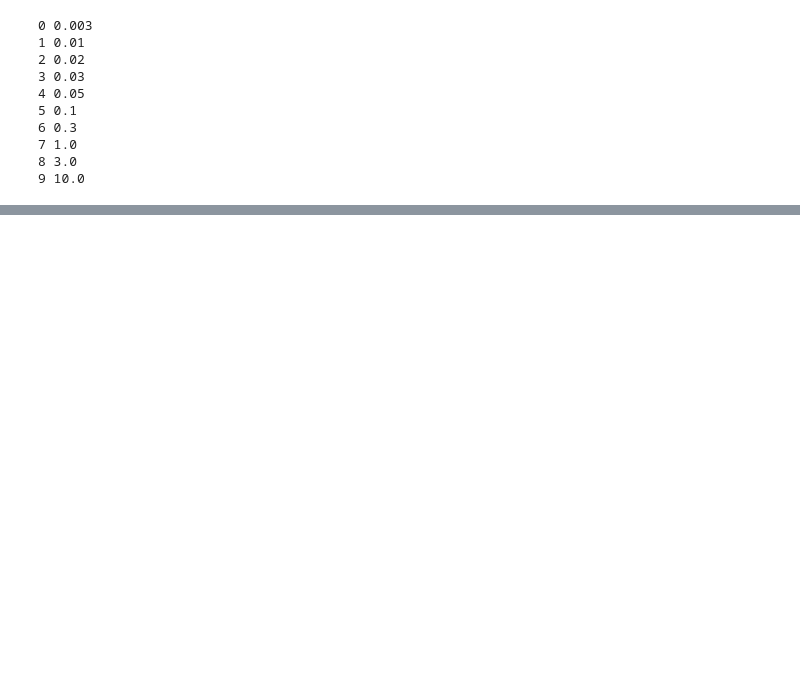
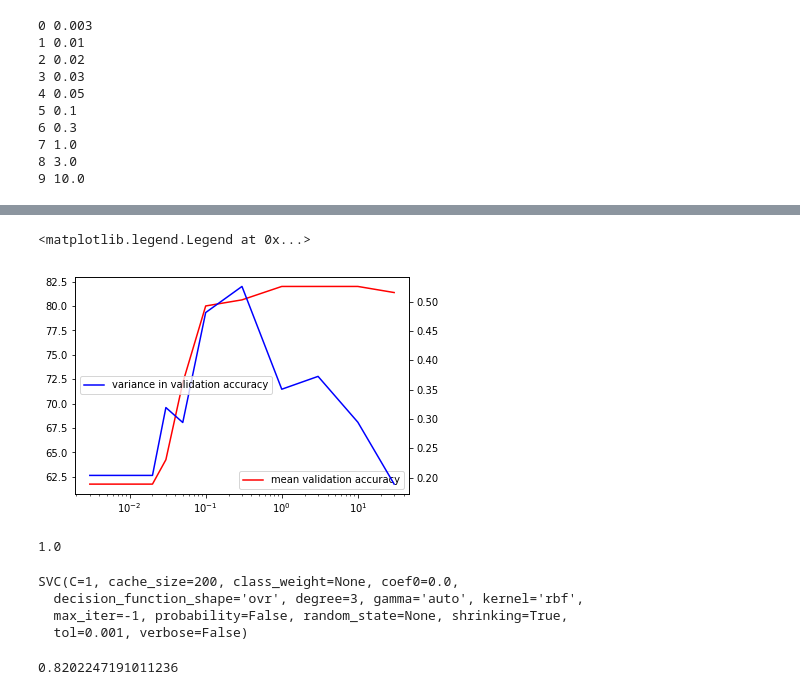
Before and after one commit to AshleySetter/Kaggle_Competitions, a Jupyter notebook: Titanic_project/Titanic_machine_learning_clean.ipynb, the cells around one changed output, grey strips where cells are left out. Cells and saved outputs as stored; diff of their text form; code cells hidden in the pictures; blank space fills up the shorter version.

```diff
--- a/Titanic_project/Titanic_machine_learning_clean.ipynb
+++ b/Titanic_project/Titanic_machine_learning_clean.ipynb
@@ -444,0 +548,17 @@ When we submit this result to Kaggle we get a reported accuracy of **76.555%** w
+# %%
+C = 1 # start with penalty parameter equal to 1 as we don't know what value this should take yet, larger C -> lower bias, higher variance, smaller C -> higher bias, lower varaince. Since we don't have that much data a lower bias algorithm is probably best to avoid overfitting
+
+kernel = 'rbf' # we'll use the radial basis function (Gaussian) kernal to see how ths performs
+
+gamma = 'auto' # a second hyperparameter to tune for the Guassian kernal - the width of the Gaussian function used
+# %%
+svm_model = svm.SVC(C=C, kernel=kernel, gamma=gamma)
+
+N_splits = 10
+kfold = model_selection.KFold(n_splits=N_splits)
+
+scoring = 'accuracy'
+score = model_selection.cross_val_score(svm_model, X_train, y_train, cv=kfold, n_jobs=1, scoring=scoring)
+
+print("mean score: {}".format(score.mean()))
+print("variance in score: {}".format(score.var()))
@@ -444,0 +568,10 @@ When we submit this result to Kaggle we get a reported accuracy of **76.555%** w
+# %%
+C_array = np.array([0.003, 0.01, 0.02, 0.03, 0.05, 0.1, 0.3, 1, 3, 10, 30])
+acc_mean_array = np.zeros_like(C_array)
+acc_variance_array = np.zeros_like(C_array)
+for i, C in enumerate(C_array):
+    print(i, C)
+    svm_model = svm.SVC(C=C, kernel=kernel, gamma=gamma)
+    score = model_selection.cross_val_score(svm_model, X_train, y_train, cv=kfold, n_jobs=1, scoring=scoring)
+    acc_mean_array[i] = score.mean()*100
+    acc_variance_array[i] = score.var()*100
@@ -444,0 +590,15 @@ When we submit this result to Kaggle we get a reported accuracy of **76.555%** w
+# %%
+fig, ax = plt.subplots()
+ax.plot(C_array, acc_mean_array, label='mean validation accuracy', color='red')
+ax2 = ax.twinx()
+ax2.plot(C_array, acc_variance_array, label='variance in validation accuracy', color='blue')
+ax.semilogx()
+ax.legend()
+ax2.legend()
+# %% [output]
+<matplotlib.legend.Legend at 0x...>
+[figure, added]
+# %%
+C_array[np.argmax(acc_mean_array)]
+# %% [output]
+1.0
@@ -444,0 +607,12 @@ When we submit this result to Kaggle we get a reported accuracy of **76.555%** w
+# %%
+svm_model = svm.SVC(C=bestC, kernel=kernel, gamma=gamma)
+svm_model.fit(X_train, y_train)
+# %% [output]
+SVC(C=1, cache_size=200, class_weight=None, coef0=0.0,
+  decision_function_shape='ovr', degree=3, gamma='auto', kernel='rbf',
+  max_iter=-1, probability=False, random_state=None, shrinking=True,
+  tol=0.001, verbose=False)
+# %%
+svm_model.score(X_test, y_test)
+# %% [output]
+0.8202247191011236
```
Also changed, not shown: parts of 50 cells of this notebook.
